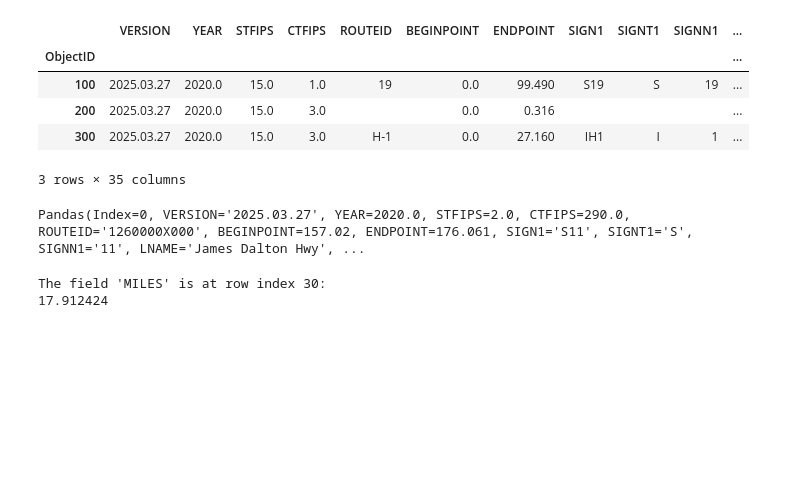
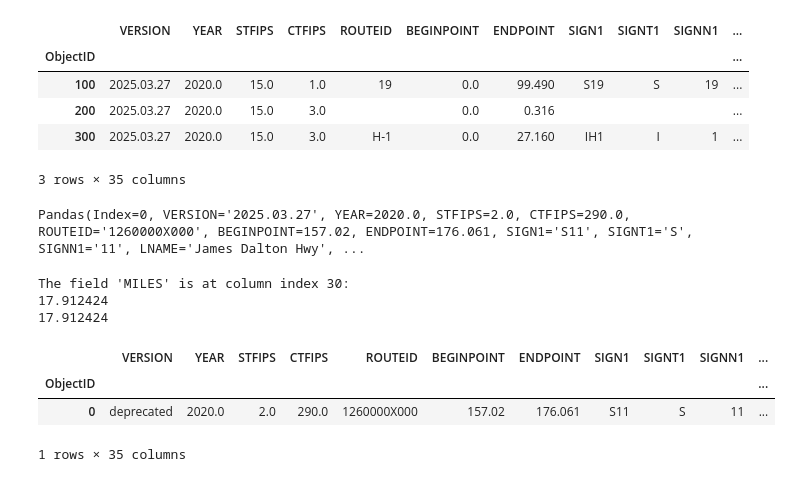
Before and after one commit to corbel-spatial/ouroboros, a Jupyter notebook: docs/notebooks/basic_usage.ipynb, the cells around one changed output. Cells and saved outputs as stored; diff of their text form; code cells hidden in the pictures; blank space fills up the shorter version.

```diff
--- a/notebooks/basic_usage.ipynb
+++ b/docs/notebooks/basic_usage.ipynb
@@ -82,12 +84,22 @@ Pandas(Index=0, VERSION='2025.03.27', YEAR=2020.0, STFIPS=2.0, CTFIPS=290.0, ROU
 # access columns by index
 field_name = 'MILES'
 column_index = fc.list_fields().index(field_name)
-print(f"The field '{field_name}' is at row index {column_index}:")
+print(f"The field '{field_name}' is at column index {column_index}:")
 
 for row in fc:
-    # print(row[column_index])
+    print(row[column_index])
     print(row[30])
     break  # remove this line to print all rows
 # %% [output]
-The field 'MILES' is at row index 30:
+The field 'MILES' is at column index 30:
 17.912424
+17.912424
+# %%
+# Set the value of a row's column by name
+fc[(0, 'VERSION')] = 'deprecated'
+fc[0]
+# %% [output]
+|  | VERSION | YEAR | STFIPS | CTFIPS | ROUTEID | BEGINPOINT | ENDPOINT | SIGN1 | SIGNT1 | SIGNN1 | ... |
+| ObjectID |  |  |  |  |  |  |  |  |  |  | ... |
+| 0 | deprecated | 2020.0 | 2.0 | 290.0 | 1260000X000 | 157.02 | 176.061 | S11 | S | 11 | ... |
+1 rows × 35 columns
```
Also changed, not shown: parts of 3 cells of this notebook, 15 other files.
